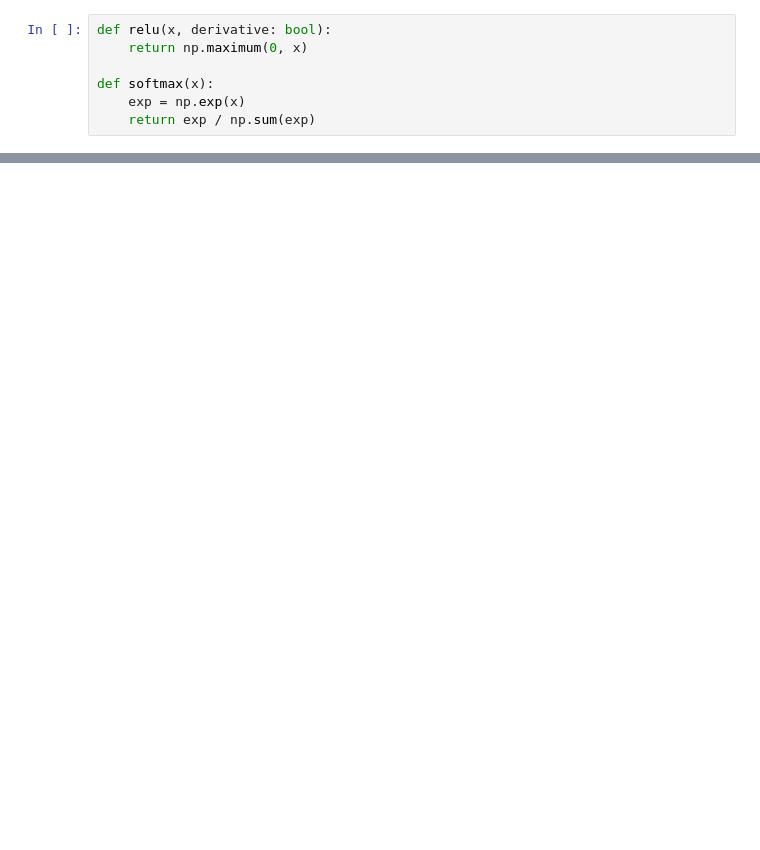
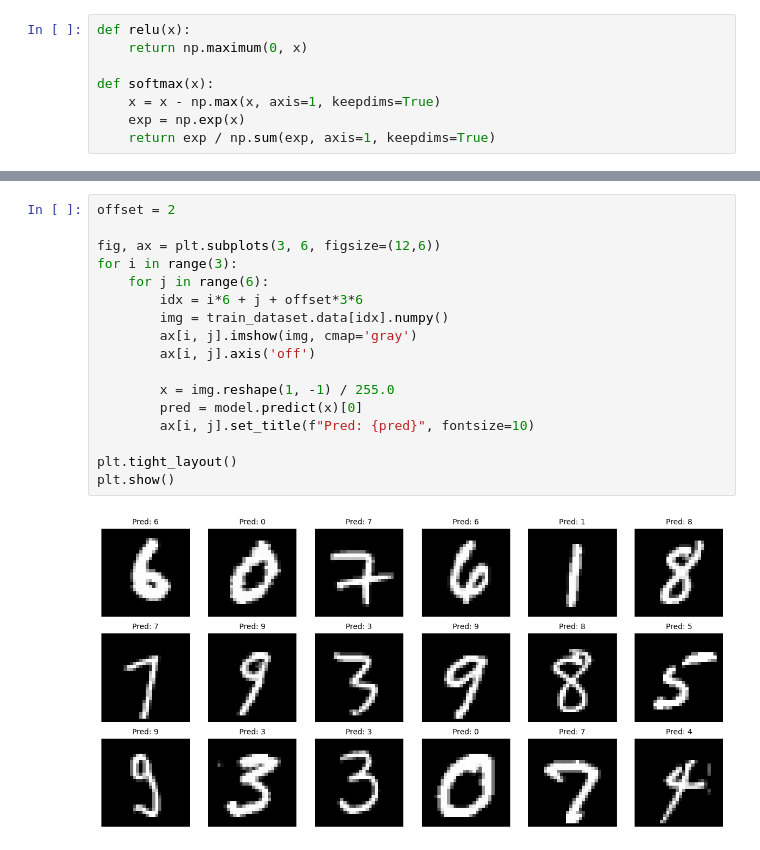
Before and after one commit to LaurenceRichards44/MNIST-Neural-Network, a Jupyter notebook: main.ipynb, the cells around one changed output, grey strips where cells are left out. Cells and saved outputs as stored; diff of their text form; blank space fills up the shorter version.

```diff
--- a/main.ipynb
+++ b/main.ipynb
@@ -15,9 +18,10 @@ y_test = np.eye(10)[test_dataset.targets.numpy().astype(np.int32)]
 # %%
-def relu(x, derivative: bool):
+def relu(x):
     return np.maximum(0, x)
 
 def softmax(x):
+    x = x - np.max(x, axis=1, keepdims=True)
     exp = np.exp(x)
-    return exp / np.sum(exp)
+    return exp / np.sum(exp, axis=1, keepdims=True)
 # %%
 class Layer():
@@ -67,0 +157,19 @@ array([0., 0., 0., 0., 0., 0., 0., 1., 0., 0.])
+# %%
+offset = 2
+
+fig, ax = plt.subplots(3, 6, figsize=(12,6))
+for i in range(3):
+    for j in range(6):
+        idx = i*6 + j + offset*3*6
+        img = train_dataset.data[idx].numpy()
+        ax[i, j].imshow(img, cmap='gray')
+        ax[i, j].axis('off')
+
+        x = img.reshape(1, -1) / 255.0
+        pred = model.predict(x)[0]
+        ax[i, j].set_title(f"Pred: {pred}", fontsize=10)
+
+plt.tight_layout()
+plt.show()
+# %% [output]
+[figure, added]
```
Also changed, not shown: parts of 7 cells of this notebook, 11 other files.
